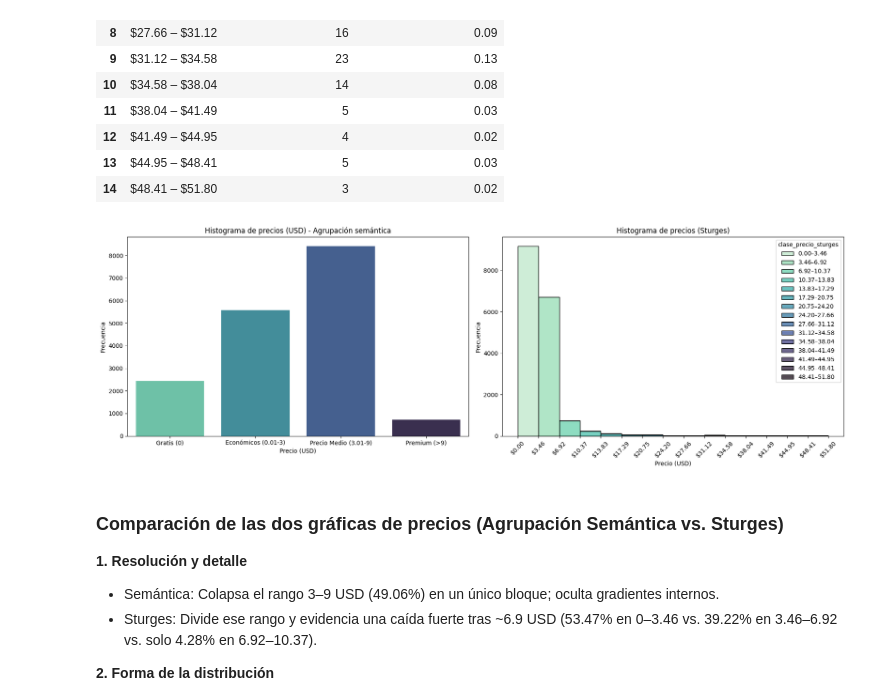
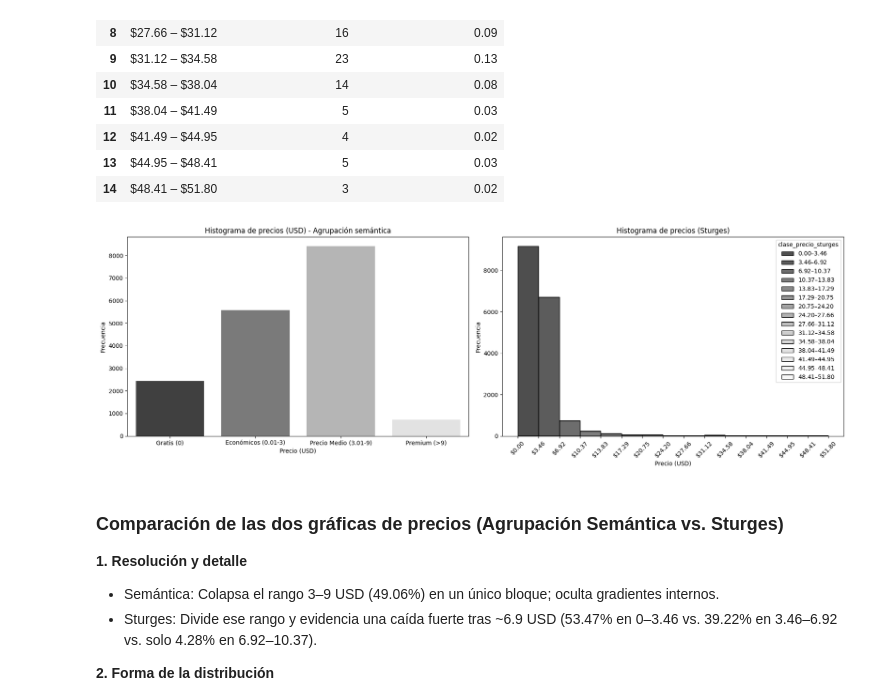
Before and after one commit to delav-dev/steam-pc-games-analysis, a Jupyter notebook: data_analysis.ipynb, the cells around one changed output. Cells and saved outputs as stored; diff of their text form; code cells hidden in the pictures.

```diff
--- a/data_analysis.ipynb
+++ b/data_analysis.ipynb
@@ -568,28 +571,28 @@ display(tabla_sturges)
 # %%
 # Gráficas de las distribuciones de precios
 
 fig, (ax1, ax2) = plt.subplots(1, 2, figsize=(18, 6))
 
 # Histograma semántico
-sns.barplot(x=labels_usd, y=frecuencia_abs.values, ax=ax1, hue=labels_usd, palette="mako_r")
+sns.barplot(x=labels_usd, y=frecuencia_abs.values, ax=ax1, hue=labels_usd, palette="Greys_r")
 ax1.set_title('Histograma de precios (USD) - Agrupación semántica')
 ax1.set_xlabel('Precio (USD)')
 ax1.set_ylabel('Frecuencia')
 
 # Histograma Sturges
-sns.histplot(data=steam_data, x='price', bins=bins_sturges, ax=ax2, palette="mako_r", hue='clase_precio_sturges', multiple="stack")
+sns.histplot(data=steam_data, x='price', bins=bins_sturges, ax=ax2, palette="Greys_r", hue='clase_precio_sturges', multiple="stack")
 ax2.set_title('Histograma de precios (Sturges)')
 ax2.set_xlabel('Precio (USD)')
 ax2.set_ylabel('Frecuencia')
 xticks_usd = [f"${b/conversion_rate:.2f}" for b in bins_sturges]
 ax2.set_xticks(bins_sturges)
 ax2.set_xticklabels(xticks_usd)
 ax2.tick_params(axis='x', rotation=45)
 
 plt.tight_layout()
 plt.show()
 # %% [output]
-[figure, old version]
+[figure, new version]
 # %% [markdown]
 ### Comparación de las dos gráficas de precios (Agrupación Semántica vs. Sturges)
 
```
Also changed, not shown: parts of 49 cells of this notebook.
